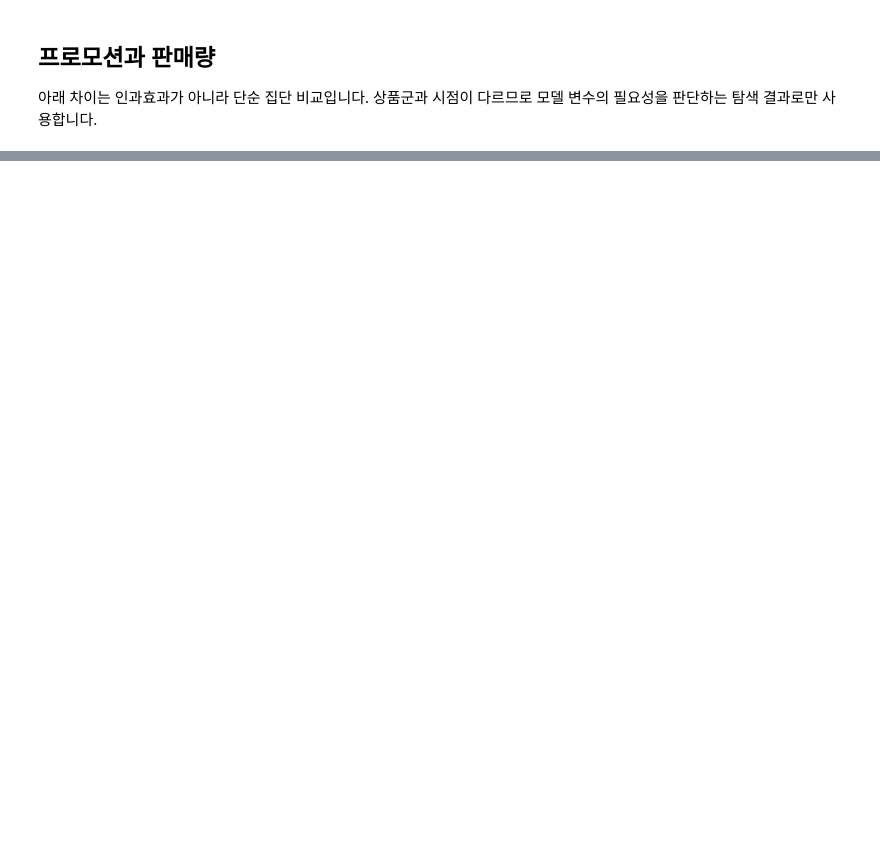
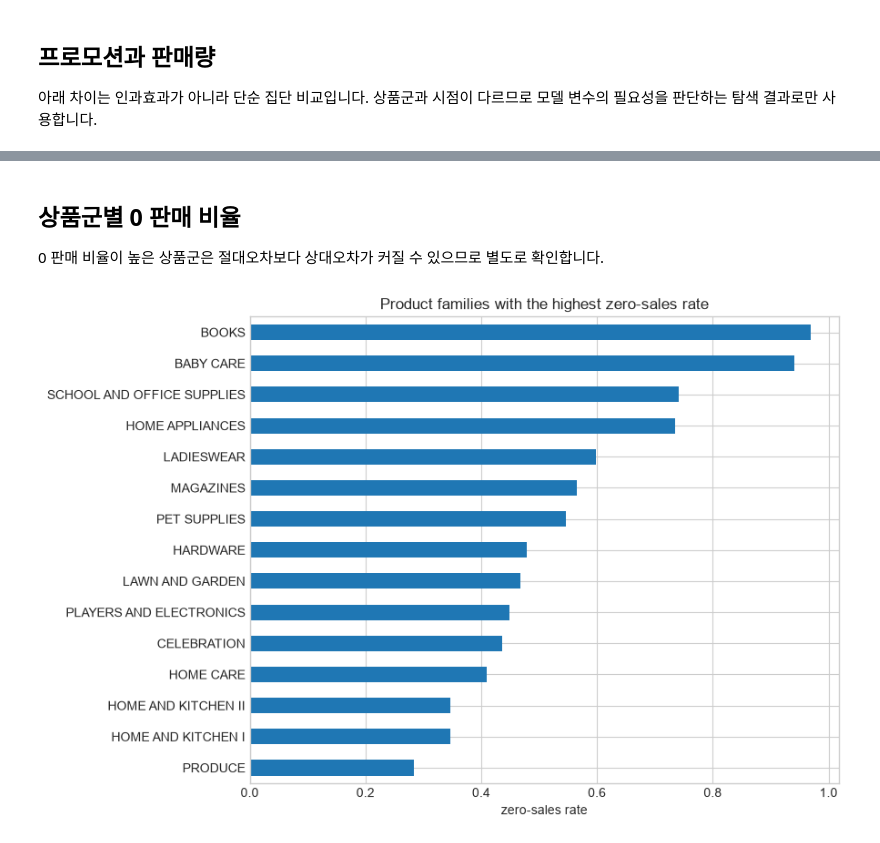
Before and after one commit to hyun0415/retail-demand-forecasting, a Jupyter notebook: notebooks/01_eda.ipynb, the cells around one changed output, grey strips where cells are left out. Drawn from its saved outputs; the diff is of its cells as text; code cells hidden in the pictures; blank space fills up the shorter version.

```diff
--- a/notebooks/01_eda.ipynb
+++ b/notebooks/01_eda.ipynb
@@ -119,0 +187,20 @@ promotion_by_family.sort_values("mean_difference", ascending=False).head(15)
+# %% [markdown]
+## 상품군별 0 판매 비율
+
+0 판매 비율이 높은 상품군은 절대오차보다 상대오차가 커질 수 있으므로 별도로 확인합니다.
+# %%
+zero_rate_by_family = (
+    train.assign(zero_sales=train["sales"].eq(0))
+    .groupby("family", observed=True)["zero_sales"]
+    .mean()
+    .sort_values(ascending=False)
+)
+
+plt.figure(figsize=(9, 6))
+zero_rate_by_family.head(15).sort_values().plot.barh()
+plt.title("Product families with the highest zero-sales rate")
+plt.xlabel("zero-sales rate")
+plt.ylabel("")
+plt.tight_layout()
+# %% [output]
+[figure, added]
```
Also changed, not shown: parts of 10 cells of this notebook, 5 other files.
